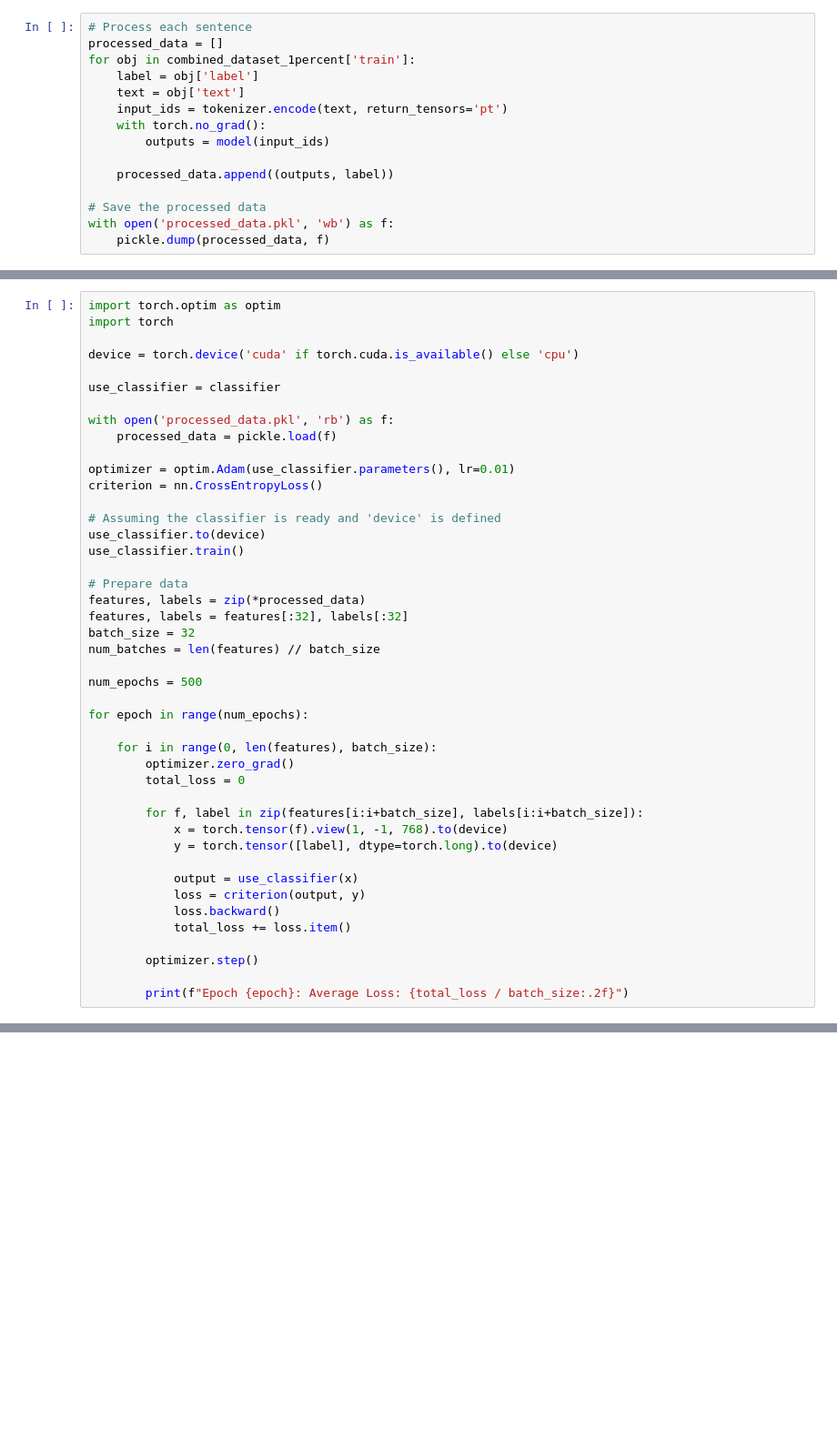
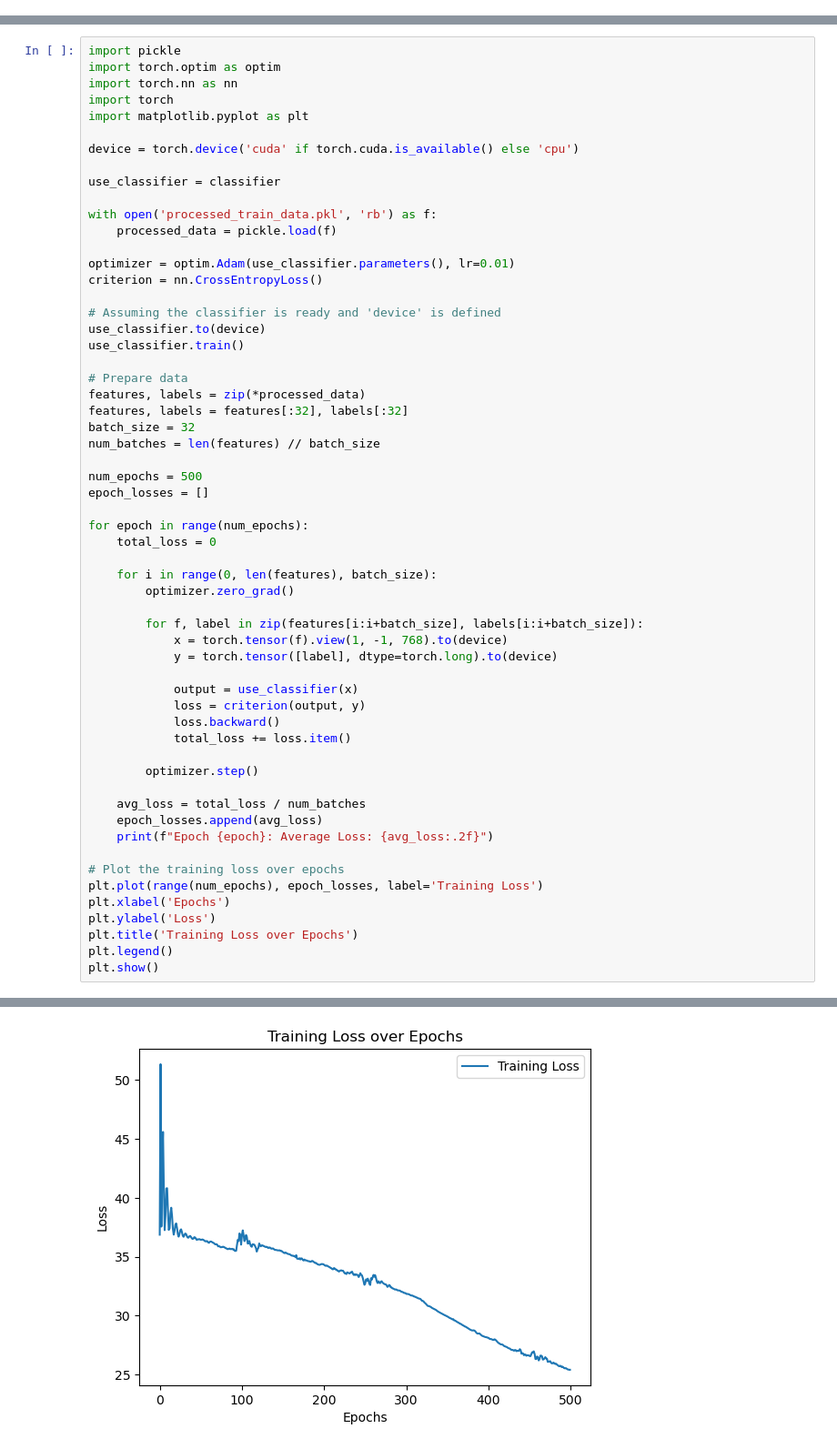
Before and after one commit to wallacees12/AML-Laplacian-Attention, a Jupyter notebook: 07-two-model-architecture.ipynb, the cells around one changed output, grey strips where cells are left out. Shown at 91% size. Drawn from its saved outputs; the diff is of its cells as text; blank space fills up the shorter version.

```diff
--- a/07-two-model-architecture.ipynb
+++ b/07-two-model-architecture.ipynb
@@ -210,15 +169,0 @@ with open('processed_test_data.pkl', 'wb') as f:
-# %%
-# Process each sentence
-processed_data = []
-for obj in combined_dataset_1percent['train']:
-    label = obj['label']
-    text = obj['text']
-    input_ids = tokenizer.encode(text, return_tensors='pt')
-    with torch.no_grad():
-        outputs = model(input_ids)
-
-    processed_data.append((outputs, label))
-
-# Save the processed data
-with open('processed_data.pkl', 'wb') as f:
-    pickle.dump(processed_data, f)
@@ -225,12 +193,15 @@ with open('processed_data.pkl', 'wb') as f:
 # %%
+import pickle
 import torch.optim as optim
+import torch.nn as nn
 import torch
+import matplotlib.pyplot as plt
 
 device = torch.device('cuda' if torch.cuda.is_available() else 'cpu')
 
 use_classifier = classifier
 
-with open('processed_data.pkl', 'rb') as f:
+with open('processed_train_data.pkl', 'rb') as f:
     processed_data = pickle.load(f)
 
 optimizer = optim.Adam(use_classifier.parameters(), lr=0.01)
@@ -247,12 +218,13 @@ batch_size = 32
 num_batches = len(features) // batch_size
 
 num_epochs = 500
+epoch_losses = []
 
 for epoch in range(num_epochs):
+    total_loss = 0
 
     for i in range(0, len(features), batch_size):
         optimizer.zero_grad()
-        total_loss = 0
 
         for f, label in zip(features[i:i+batch_size], labels[i:i+batch_size]):
             x = torch.tensor(f).view(1, -1, 768).to(device)
@@ -265,5 +237,15 @@ for epoch in range(num_epochs):
 
         optimizer.step()
 
-        print(f"Epoch {epoch}: Average Loss: {total_loss / batch_size:.2f}")
+    avg_loss = total_loss / num_batches
+    epoch_losses.append(avg_loss)
+    print(f"Epoch {epoch}: Average Loss: {avg_loss:.2f}")
+
+# Plot the training loss over epochs
+plt.plot(range(num_epochs), epoch_losses, label='Training Loss')
+plt.xlabel('Epochs')
+plt.ylabel('Loss')
+plt.title('Training Loss over Epochs')
+plt.legend()
+plt.show()
 # %% [output]
@@ -287,3 +269,4 @@ Epoch 499: Average Loss: 1.01
+[figure, added]
 # %%
 import torch.optim as optim
 import torch
```
Also changed, not shown: parts of 13 cells of this notebook.
